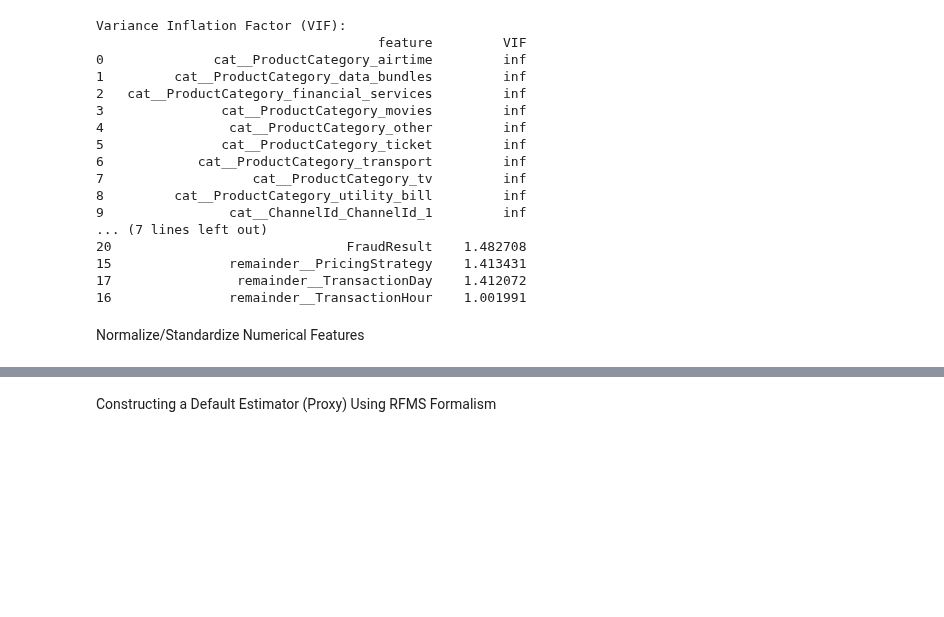
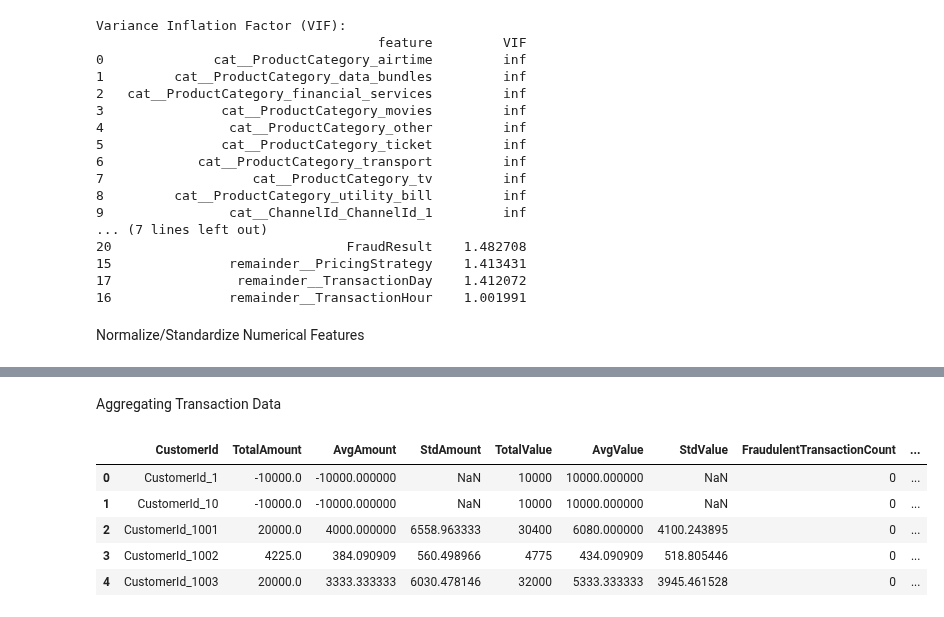
Before and after one commit to Birkity/-Credit-Scoring-Model, a Jupyter notebook: notebooks/task_2.ipynb, the cells around one changed output, grey strips where cells are left out. Saved outputs shown, nothing was run; the diff lists cells and outputs as text; code cells hidden in the pictures; blank space fills up the shorter version.

Commit message:
Aggregating Features per Customer

```diff
--- a/notebooks/task_2.ipynb
+++ b/notebooks/task_2.ipynb
@@ -238,2 +238,20 @@ max              3.992660e+00          1.003127e+02
-# %% [markdown]
-Constructing a Default Estimator (Proxy) Using RFMS Formalism
+# %% [markdown]
+Aggregating Transaction Data
+# %%
+aggregated_df = df.groupby('CustomerId').agg({
+    'Amount': ['sum', 'mean', 'std'],
+    'Value': ['sum', 'mean', 'std'],
+    'FraudResult': 'sum',
+    'TransactionId': 'count'
+}).reset_index()
+
+aggregated_df.columns = ['CustomerId', 'TotalAmount', 'AvgAmount', 'StdAmount', 'TotalValue', 'AvgValue', 'StdValue', 'FraudulentTransactionCount', 'TransactionCount']
+
+aggregated_df.head()
+# %% [output]
+|  | CustomerId | TotalAmount | AvgAmount | StdAmount | TotalValue | AvgValue | StdValue | FraudulentTransactionCount | ... |
+| 0 | CustomerId_1 | -10000.0 | -10000.000000 | NaN | 10000 | 10000.000000 | NaN | 0 | ... |
+| 1 | CustomerId_10 | -10000.0 | -10000.000000 | NaN | 10000 | 10000.000000 | NaN | 0 | ... |
+| 2 | CustomerId_1001 | 20000.0 | 4000.000000 | 6558.963333 | 30400 | 6080.000000 | 4100.243895 | 0 | ... |
+| 3 | CustomerId_1002 | 4225.0 | 384.090909 | 560.498966 | 4775 | 434.090909 | 518.805446 | 0 | ... |
+| 4 | CustomerId_1003 | 20000.0 | 3333.333333 | 6030.478146 | 32000 | 5333.333333 | 3945.461528 | 0 | ... |
```
Also changed, not shown: parts of 1 cell of this notebook.
